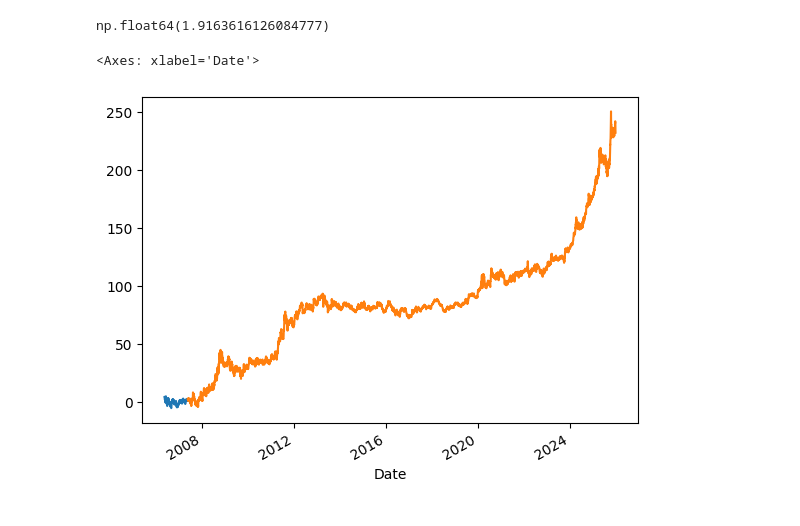
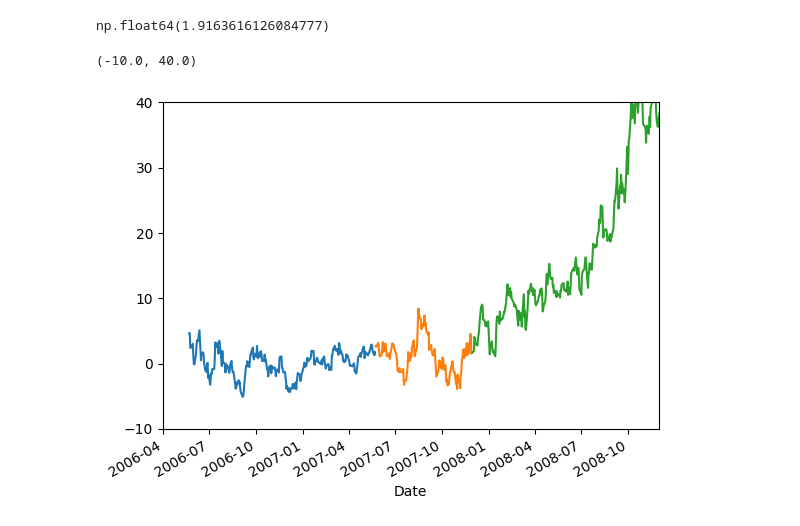
Before and after one commit to dhu23/alchemy, a Jupyter notebook: research/gdx_gdl.ipynb, the cells around one changed output. Cells and saved outputs as stored; diff of their text form; code cells hidden in the pictures.

```diff
--- a/research/gdx_gdl.ipynb
+++ b/research/gdx_gdl.ipynb
@@ -117,10 +134,15 @@ np.float64(1.9163616126084777)
 spread_train = gld_train['Adj Close'] - hedge_ratio * gdx_train['Adj Close']
 spread_test = gld_test['Adj Close'] - hedge_ratio * gdx_test['Adj Close']
 # %%
+divide_date = pd.to_datetime('2007-11-30')
 spread_train.plot()
-spread_test.plot()
+spread_test.loc[test_start:divide_date].plot()
+spread_test.loc[divide_date:].plot()
+# spread explodes quickly after 2008
+plt.xlim(['2006-04-01', '2008-11-30'])
+plt.ylim([-10, 40])
 # %% [output]
-<Axes: xlabel='Date'>
+(-10.0, 40.0)
-[figure, old version]
+[figure, new version]
 # %%
 # using a transet array for iloc and a testset array would be nicer
```
Also changed, not shown: parts of 15 cells of this notebook.
